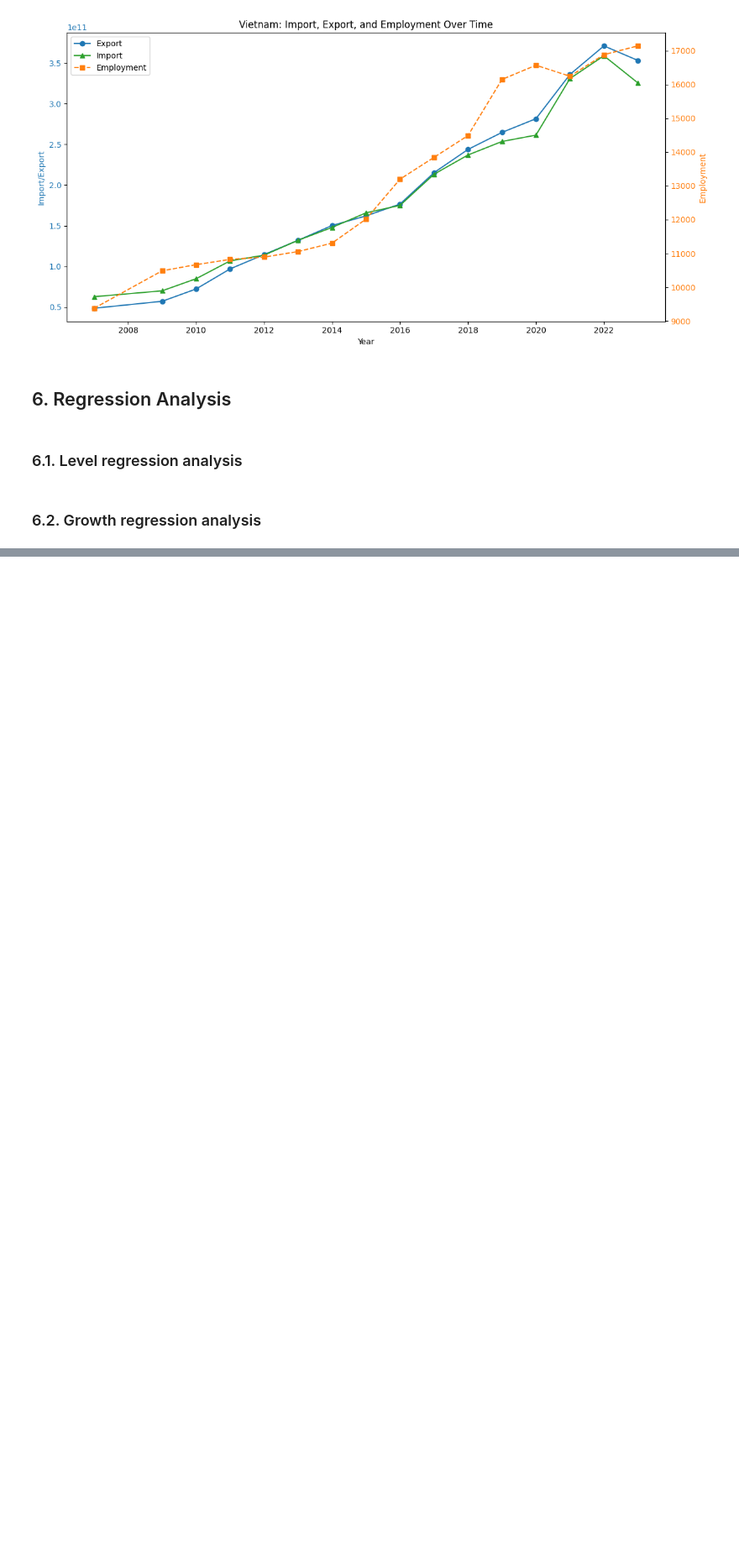
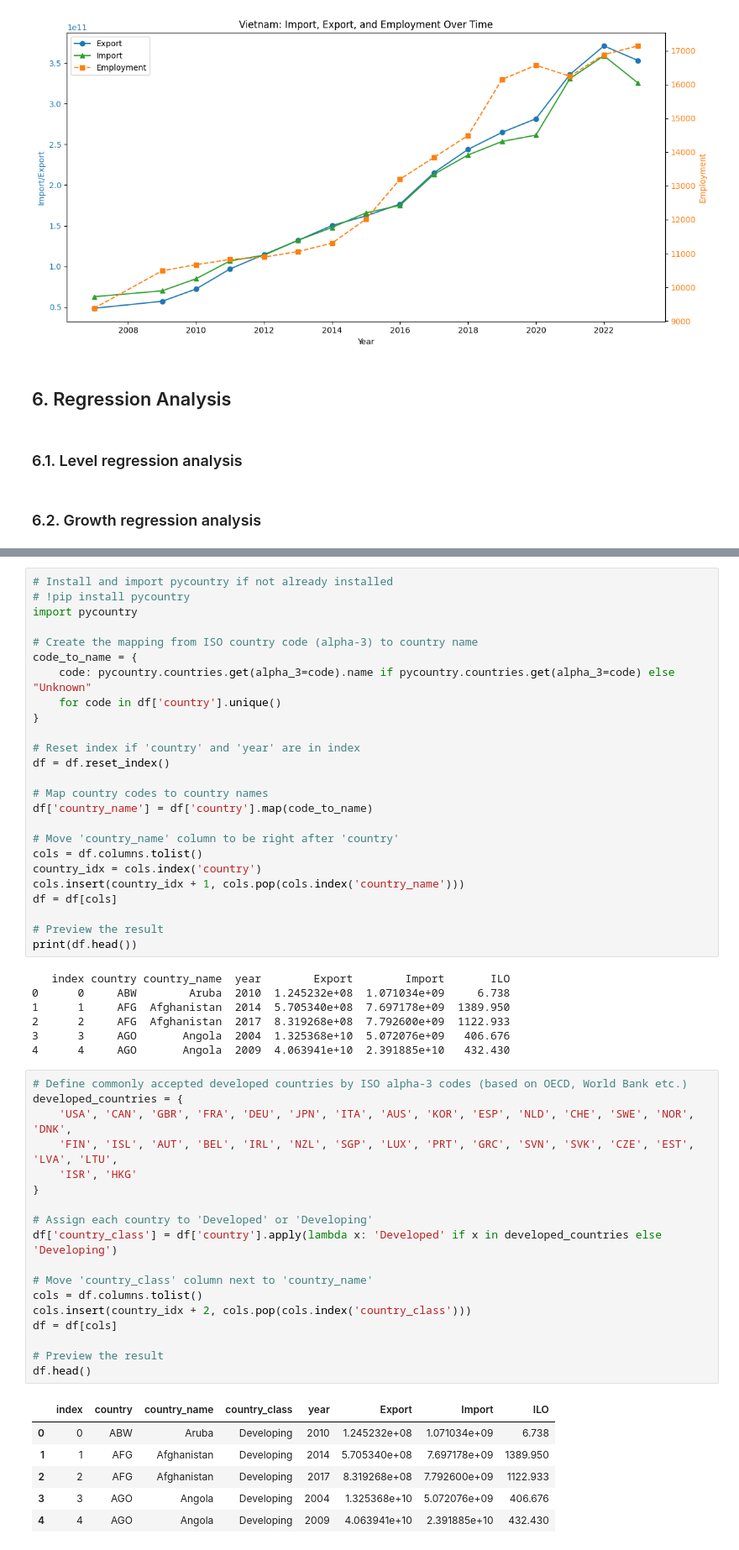
Before and after one commit to Graspp-25-Spring/graspp-25S-trade, a Jupyter notebook: notebooks/final_white_paper.ipynb, the cells around one changed output, grey strips where cells are left out. Shown at 84% size. Drawn from its saved outputs; the diff is of its cells as text; blank space fills up the shorter version.

```diff
--- a/notebooks/final_white_paper.ipynb
+++ b/notebooks/final_white_paper.ipynb
@@ -475,0 +490,57 @@ plt.show()
+# %%
+# Install and import pycountry if not already installed
+# !pip install pycountry
+import pycountry
+
+# Create the mapping from ISO country code (alpha-3) to country name
+code_to_name = {
+    code: pycountry.countries.get(alpha_3=code).name if pycountry.countries.get(alpha_3=code) else "Unknown"
+    for code in df['country'].unique()
+}
+
+# Reset index if 'country' and 'year' are in index
+df = df.reset_index()
+
+# Map country codes to country names
+df['country_name'] = df['country'].map(code_to_name)
+
+# Move 'country_name' column to be right after 'country'
+cols = df.columns.tolist()
+country_idx = cols.index('country')
+cols.insert(country_idx + 1, cols.pop(cols.index('country_name')))
+df = df[cols]
+
+# Preview the result
+print(df.head())
+# %% [output]
+   index country country_name  year        Export        Import       ILO
+0      0     ABW        Aruba  2010  1.245232e+08  1.071034e+09     6.738
+1      1     AFG  Afghanistan  2014  5.705340e+08  7.697178e+09  1389.950
+2      2     AFG  Afghanistan  2017  8.319268e+08  7.792600e+09  1122.933
+3      3     AGO       Angola  2004  1.325368e+10  5.072076e+09   406.676
+4      4     AGO       Angola  2009  4.063941e+10  2.391885e+10   432.430
+# %%
+# Define commonly accepted developed countries by ISO alpha-3 codes (based on OECD, World Bank etc.)
+developed_countries = {
+    'USA', 'CAN', 'GBR', 'FRA', 'DEU', 'JPN', 'ITA', 'AUS', 'KOR', 'ESP', 'NLD', 'CHE', 'SWE', 'NOR', 'DNK',
+    'FIN', 'ISL', 'AUT', 'BEL', 'IRL', 'NZL', 'SGP', 'LUX', 'PRT', 'GRC', 'SVN', 'SVK', 'CZE', 'EST', 'LVA', 'LTU',
+    'ISR', 'HKG'
+}
+
+# Assign each country to 'Developed' or 'Developing'
+df['country_class'] = df['country'].apply(lambda x: 'Developed' if x in developed_countries else 'Developing')
+
+# Move 'country_class' column next to 'country_name'
+cols = df.columns.tolist()
+cols.insert(country_idx + 2, cols.pop(cols.index('country_class')))
+df = df[cols]
+
+# Preview the result
+df.head()
+# %% [output]
+|  | index | country | country_name | country_class | year | Export | Import | ILO |
+| 0 | 0 | ABW | Aruba | Developing | 2010 | 1.245232e+08 | 1.071034e+09 | 6.738 |
+| 1 | 1 | AFG | Afghanistan | Developing | 2014 | 5.705340e+08 | 7.697178e+09 | 1389.950 |
+| 2 | 2 | AFG | Afghanistan | Developing | 2017 | 8.319268e+08 | 7.792600e+09 | 1122.933 |
+| 3 | 3 | AGO | Angola | Developing | 2004 | 1.325368e+10 | 5.072076e+09 | 406.676 |
+| 4 | 4 | AGO | Angola | Developing | 2009 | 4.063941e+10 | 2.391885e+10 | 432.430 |
```
Also changed, not shown: parts of 7 cells of this notebook.
